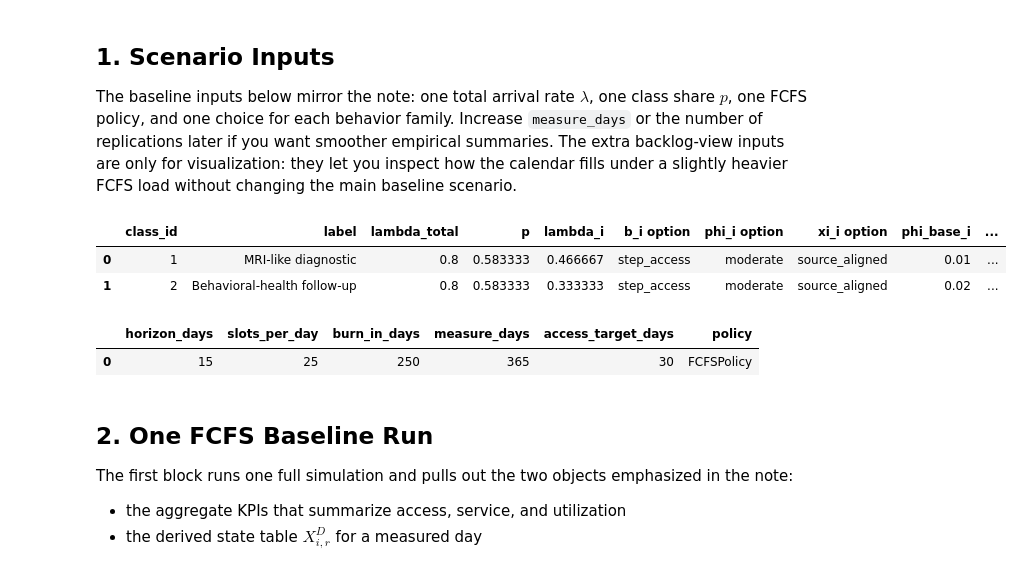
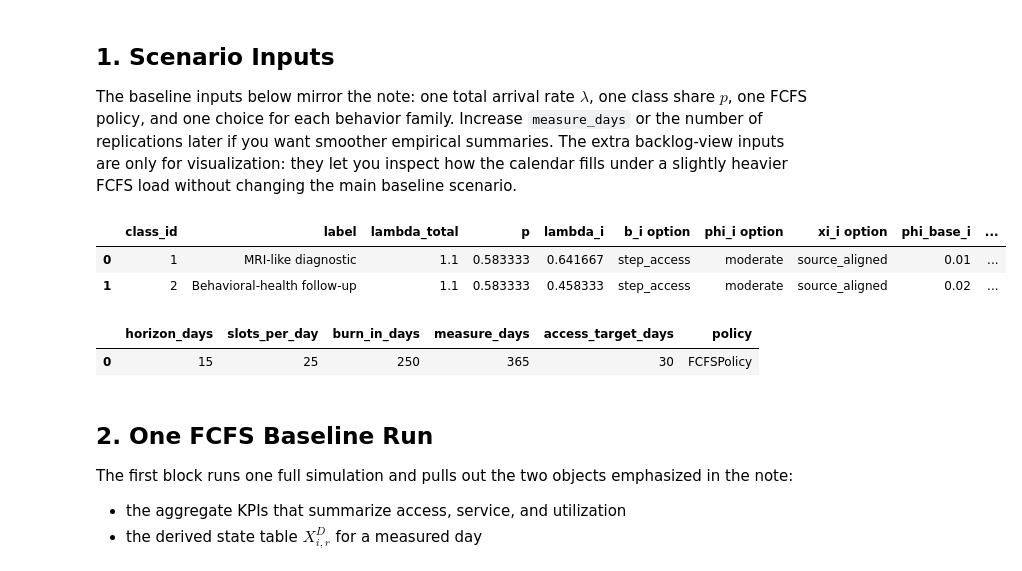
Before and after one commit to alexandre-sdd/research_cuimc_queuing, a Jupyter notebook: Notebooks/simulation.ipynb, the cells around one changed output. Drawn from its saved outputs; the diff is of its cells as text; code cells hidden in the pictures.

```diff
--- a/Notebooks/simulation.ipynb
+++ b/Notebooks/simulation.ipynb
@@ -50,7 +50,7 @@ The baseline inputs below mirror the note: one total arrival rate $\lambda$, one
 Increase `measure_days` or the number of replications later if you want smoother empirical summaries.
 The extra backlog-view inputs are only for visualization: they let you inspect how the calendar fills under a slightly heavier FCFS load without changing the main baseline scenario.
 # %%
-TOTAL_LAMBDA = 0.8
+TOTAL_LAMBDA = 1.1
 CLASS_1_SHARE = 7 / 12
 
 BALKING_OPTION = "step_access"
@@ -78,35 +78,35 @@ CLASS_CONFIGS = make_two_class_classes(
     balking_option=BALKING_OPTION,
     cancellation_option=CANCELLATION_OPTION,
     no_show_option=NO_SHOW_OPTION,
 )
 
 scenario_frame = model_setup_frame(
     total_lambda=TOTAL_LAMBDA,
     class_1_share=CLASS_1_SHARE,
     class_configs=CLASS_CONFIGS,
     balking_option=BALKING_OPTION,
     cancellation_option=CANCELLATION_OPTION,
     no_show_option=NO_SHOW_OPTION,
 )
 config_frame = pd.DataFrame(
     [
         {
             "horizon_days": SIM_CONFIG.horizon_days,
             "slots_per_day": SIM_CONFIG.slots_per_day,
             "burn_in_days": SIM_CONFIG.burn_in_days,
             "measure_days": SIM_CONFIG.measure_days,
             "access_target_days": SIM_CONFIG.access_target_days,
             "policy": type(POLICY).__name__,
         }
     ]
 )
 
 display(scenario_frame)
 display(config_frame)
 # %% [output]
 |  | class_id | label | lambda_total | p | lambda_i | b_i option | phi_i option | xi_i option | phi_base_i | ... |
-| 0 | 1 | MRI-like diagnostic | 0.8 | 0.583333 | 0.466667 | step_access | moderate | source_aligned | 0.01 | ... |
-| 1 | 2 | Behavioral-health follow-up | 0.8 | 0.583333 | 0.333333 | step_access | moderate | source_aligned | 0.02 | ... |
+| 0 | 1 | MRI-like diagnostic | 1.1 | 0.583333 | 0.641667 | step_access | moderate | source_aligned | 0.01 | ... |
+| 1 | 2 | Behavioral-health follow-up | 1.1 | 0.583333 | 0.458333 | step_access | moderate | source_aligned | 0.02 | ... |
 |  | horizon_days | slots_per_day | burn_in_days | measure_days | access_target_days | policy |
 | 0 | 15 | 25 | 250 | 365 | 30 | FCFSPolicy |
 # %% [markdown]
```
Also changed, not shown: parts of 6 cells of this notebook, 9 other files.
